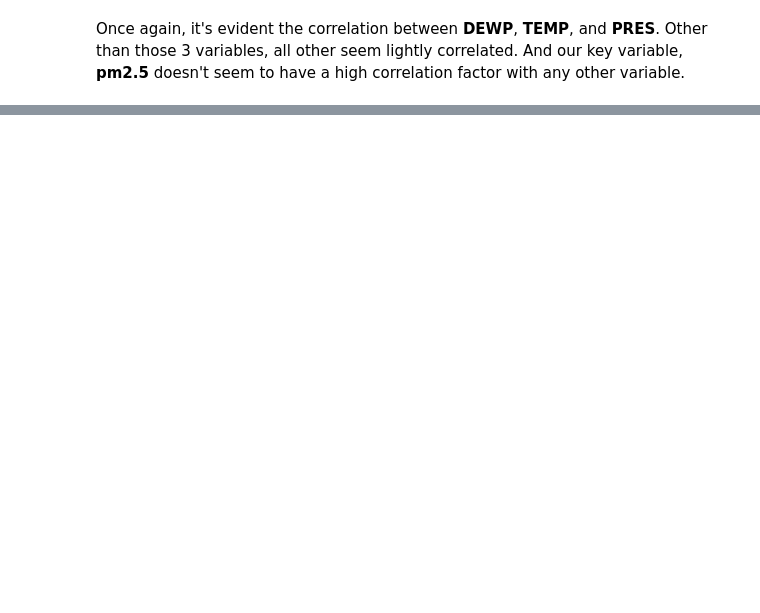
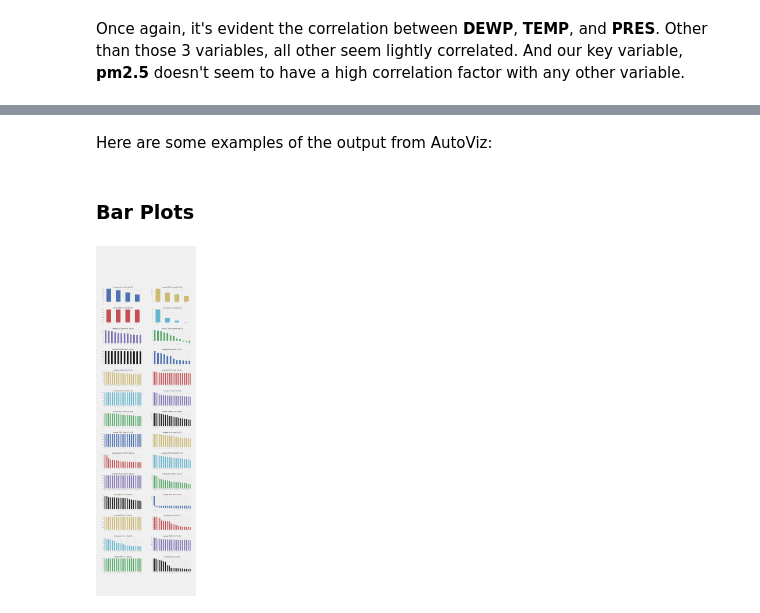
Before and after one commit to Jose-Bastos/MLops_Air, a Jupyter notebook: EDA.ipynb, the cells around one changed output, grey strips where cells are left out. Saved outputs shown, nothing was run; the diff lists cells and outputs as text; code cells hidden in the pictures; blank space fills up the shorter version.

```diff
--- a/EDA.ipynb
+++ b/EDA.ipynb
@@ -227,0 +287,10 @@ Once again, it's evident the correlation between **DEWP**, **TEMP**, and **PRES*
+# %% [markdown]
+Here are some examples of the output from AutoViz:
+# %% [markdown]
+### Bar Plots
+# %%
+from IPython.display import Image
+PATH = "AutoViz_Plots/AutoViz/Bar_Plots.png"
+Image(filename = PATH, width=100, height=100)
+# %% [output]
+[figure, added]
```
Also changed, not shown: parts of 7 cells of this notebook.
